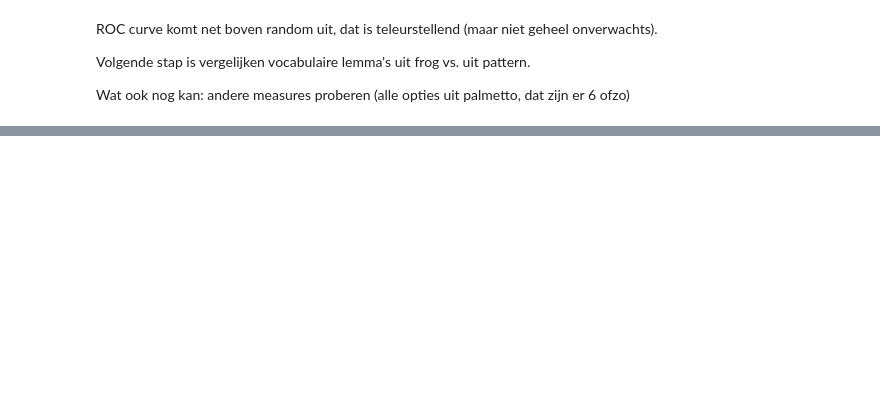
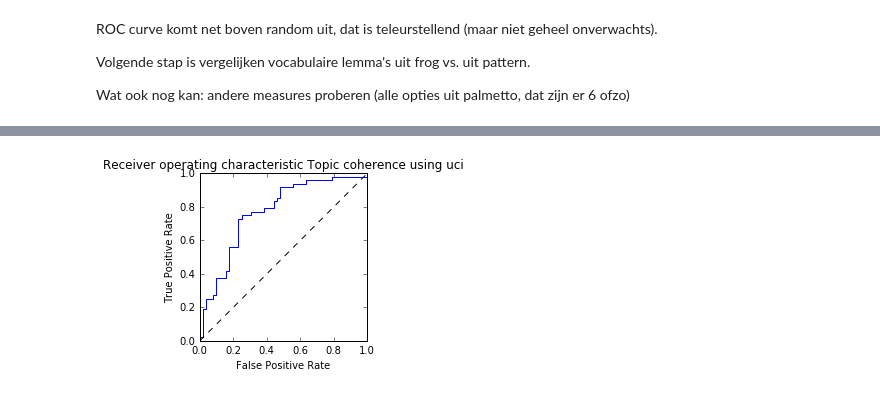
Before and after one commit to jvdzwaan/dilipad, a Jupyter notebook: results/topic_coherence_roc.ipynb, the cells around one changed output, grey strips where cells are left out. Cells and saved outputs as stored; diff of their text form; code cells hidden in the pictures; blank space fills up the shorter version.

```diff
--- a/results/topic_coherence_roc.ipynb
+++ b/results/topic_coherence_roc.ipynb
@@ -81,0 +65,4 @@ plt.show()
+# %%
+plot_roc_curve(data, 'uci')
+# %% [output]
+[figure, added]
```
Also changed, not shown: parts of 10 cells of this notebook, 1 other file.
